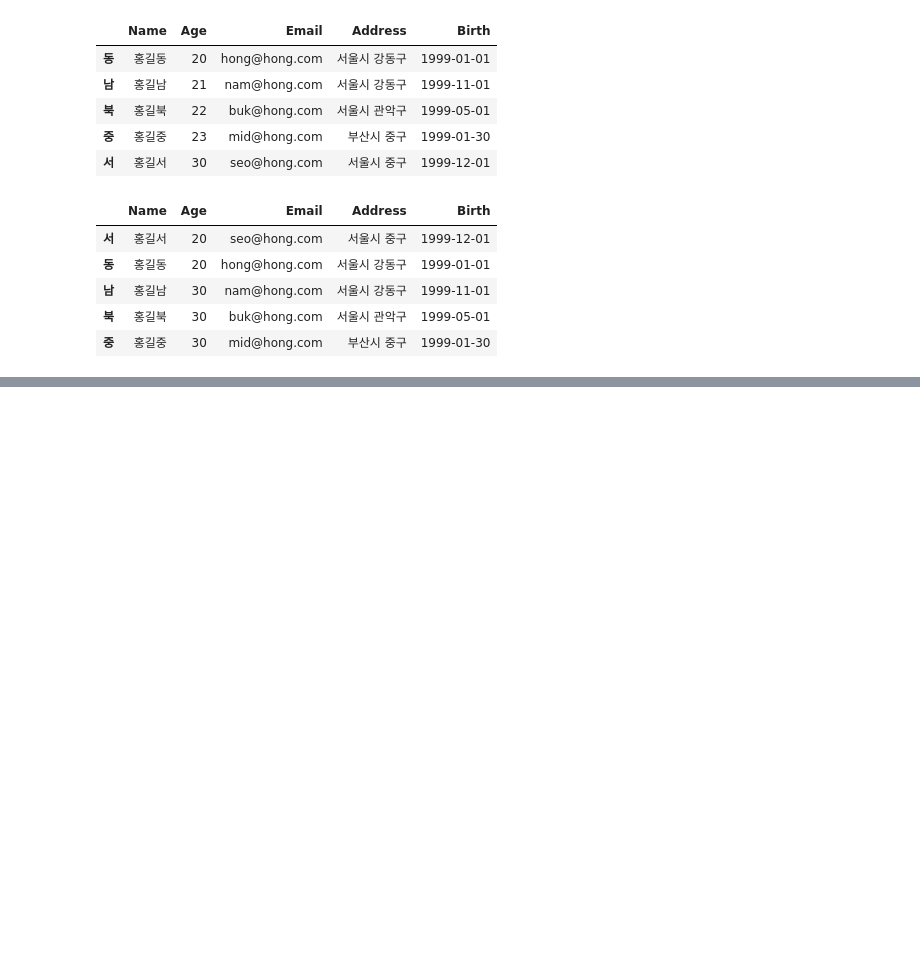
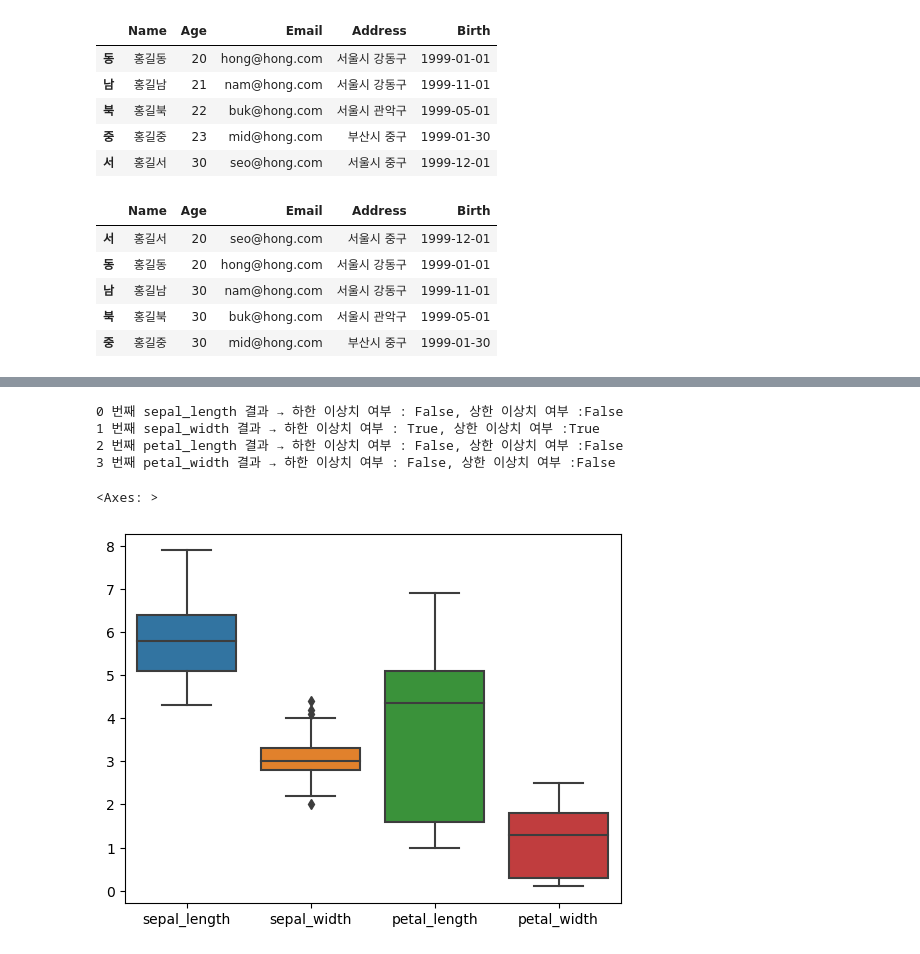
Before and after one commit to thre3o2wo/ai, a Jupyter notebook: source/01_python/ch11_데이터프레임과 시리즈 1~8절.ipynb, the cells around one changed output, grey strips where cells are left out. Saved outputs shown, nothing was run; the diff lists cells and outputs as text; code cells hidden in the pictures; blank space fills up the shorter version.

```diff
--- a/source/01_python/ch11_데이터프레임과 시리즈 1~8절.ipynb
+++ b/source/01_python/ch11_데이터프레임과 시리즈 1~8절.ipynb
@@ -1603,0 +1624,5 @@ member.sort_values(by=['Age', 'Birth'], ascending=[True, False])
+# %%
+from statsmodels.api import datasets
+iris = datasets.get_rdataset('iris').data
+iris.columns = [col.lower().replace('.','_') for col in iris.columns]
+iris.sample(1)
@@ -1603,0 +1732,25 @@ member.sort_values(by=['Age', 'Birth'], ascending=[True, False])
+# %%
+quant = X.quantile(q=[0, 0.25, 0.5, 0.75, 1], interpolation='nearest')
+for idx, col in enumerate(quant.columns):
+    min_ = quant.iloc[0, idx]
+    Q1 = quant.iloc[1, idx]
+    Q3 = quant.iloc[3, idx]
+    max_ = quant.iloc[4, idx]
+    iqr = Q3 - Q1
+    lower_outlier = Q1 - 1.5*iqr #하한 이상치 limit
+    upper_outlier = Q3 + 1.5*iqr #상한 이상치 limit
+    print(f"{idx} 번째 {col} 결과 → ", end='')
+    print("하한 이상치 여부 : {}, 상한 이상치 여부 :{}".format(min_<lower_outlier, max_>upper_outlier))
+# %% [output]
+0 번째 sepal_length 결과 → 하한 이상치 여부 : False, 상한 이상치 여부 :False
+1 번째 sepal_width 결과 → 하한 이상치 여부 : True, 상한 이상치 여부 :True
+2 번째 petal_length 결과 → 하한 이상치 여부 : False, 상한 이상치 여부 :False
+3 번째 petal_width 결과 → 하한 이상치 여부 : False, 상한 이상치 여부 :False
+# %%
+#상자수염그림(box plot) - 시각화 교안 p.21
+import seaborn as sns
+sns.boxplot(data=iris)
+#위로부터 / 상한 이상치 limit or max_, q3, q2, q1, 하한 이상치 limit or min_ / 데이터가 있는 범위에서만 선을 긋는다.
+# %% [output]
+<Axes: >
+[figure, added]
```
Also changed, not shown: parts of 29 cells of this notebook, 1 other file.
